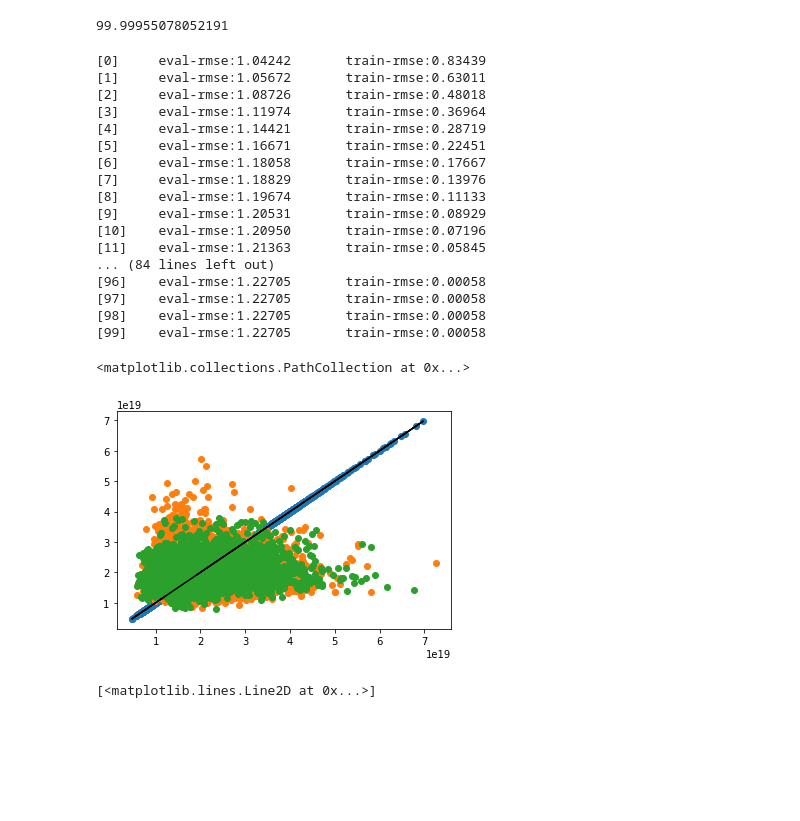
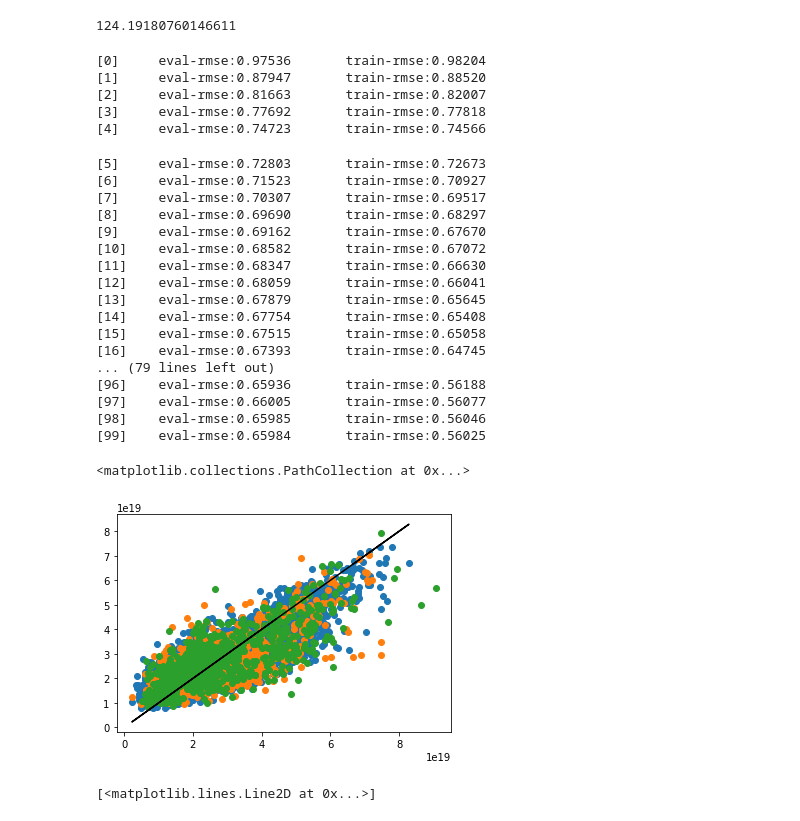
Before and after one commit to fusionby2030/moxie, a Jupyter notebook: experiments/Supervsied/Basline.ipynb, the cells around one changed output. Saved outputs shown, nothing was run; the diff lists cells and outputs as text; code cells hidden in the pictures; blank space fills up the shorter version.

Commit message:
More nesep updates

```diff
--- a/experiments/Supervsied/Basline.ipynb
+++ b/experiments/Supervsied/Basline.ipynb
@@ -7,6 +19,5 @@ import matplotlib.pyplot as plt
 # %%
-PERSONAL_DATA_DIR_PROC = '/home/kitadam/ENR_Sven/moxie/data/processed/'
-with open(PERSONAL_DATA_DIR_PROC + 'supervised_set_w_elm_timings.pickle', 'rb') as file:
+with open('../../data/processed/supervised_dataset_130522_v2.pickle', 'rb') as file:
     supervised_dict = pickle.load(file)
 
 JET_PDB = pd.read_csv('../../../moxie/data/processed/jet-pedestal-database.csv')
@@ -14,7 +25,7 @@ PULSE_DF_SANDBOX = JET_PDB[(JET_PDB['FLAG:HRTSdatavalidated'] > 0) & (JET_PDB['s
 relevant_columns = ['shot', 'nepedheight10^19(m^-3)','Tepedheight(keV)', 'B(T)','Ip(MA)', 'q95',  'R(m)', 'a(m)','gasflowrateofmainspecies10^22(e/s)',  'P_TOT=PNBI+Pohm+PICRH-Pshi(MW)', 'P_ICRH(MW)', 'P_NBI(MW)','plasmavolume(m^3)', 'averagetriangularity', 'divertorconfiguration', 'FLAG:Seeding', 'FLAG:Kicks',
  'FLAG:RMP',
  'FLAG:pellets',]
-mp_cols = supervised_dict['MP_ORDER']
+mp_cols = ['Q95', 'RGEO', 'CR0', 'VOLM', 'TRIU', 'TRIL', 'ELON', 'POHM', 'IPLA', 'BVAC', 'NBI', 'ICRH', 'ELER'] # supervised_dict['MP_ORDER']
 # %%
 def standardize(x, mu, var):
     if mu is None and var is None:
@@ -99,8 +80,8 @@ nesep_test_all_norm = standardize(nesep_test_all_without_nans, NSEP_mu, NSEP_var
 # %%
-data_train_all_without_nans[:, :-1].shape, data_train_all_without_nans.shape, data_train_all_norm.shape
+# data_train_all_without_nans[:, :-1].shape, data_train_all_without_nans.shape, data_train_all_norm.shape
 data_train_all_norm[:, -1].max()
 # %% [output]
-99.99955078052191
+124.19180760146611
 # %%
 # normalize
 
@@ -115,40 +96,44 @@ evallist = [(dtest, 'eval'), (dtrain, 'train')]
 evallist_all = [(dval_all, 'eval'), (dtrain_all, 'train')]
 # %%
 num_round = 100
-param = {'max_d
-          epth': 30, 'eta': 0.3, 'gamma':0.00, 'objective': 'reg:squarederror'}
+param = {'max_depth': 3, 'eta': 0.25, 'gamma':0.00, 'objective': 'reg:squarederror'}
 bst = xgb.train(param, dtrain_all, num_round, evallist_all)
 # ypred_train = bst.predict(dtrain)
 # ypred_val = bst.predict(dval)
 # ypred_test = bst.predict(dtest)
 ypred_train = de_standardize(bst.predict(dtrain_all), NSEP_mu, NSEP_var)
 ypred_val = de_standardize(bst.predict(dval_all), NSEP_mu, NSEP_var)
 ypred_test = de_standardize(bst.predict(dtest_all), NSEP_mu, NSEP_var)
 plt.close('all')
-plt.scatter(nesep_train_all_without_nans, ypred_train)
-plt.plot(nesep_train_all_without_nans, nesep_train_all_without_nans, color='black')
-plt.scatter(nesep_val_all_without_nans, ypred_val)
-plt.scatter(nesep_test_all_without_nans, ypred_test)
+plt.scatter(nesep_train_all, ypred_train)
+plt.plot(nesep_train_all, nesep_train_all, color='black')
+plt.scatter(nesep_val_all, ypred_val)
+plt.scatter(nesep_test_all, ypred_test)
 # %% [output]
-[0]     eval-rmse:1.04242       train-rmse:0.83439
-[1]     eval-rmse:1.05672       train-rmse:0.63011
-[2]     eval-rmse:1.08726       train-rmse:0.48018
-[3]     eval-rmse:1.11974       train-rmse:0.36964
-[4]     eval-rmse:1.14421       train-rmse:0.28719
-[5]     eval-rmse:1.16671       train-rmse:0.22451
-[6]     eval-rmse:1.18058       train-rmse:0.17667
-[7]     eval-rmse:1.18829       train-rmse:0.13976
-[8]     eval-rmse:1.19674       train-rmse:0.11133
-[9]     eval-rmse:1.20531       train-rmse:0.08929
-[10]    eval-rmse:1.20950       train-rmse:0.07196
-[11]    eval-rmse:1.21363       train-rmse:0.05845
-... (84 lines left out)
-[96]    eval-rmse:1.22705       train-rmse:0.00058
-[97]    eval-rmse:1.22705       train-rmse:0.00058
-[98]    eval-rmse:1.22705       train-rmse:0.00058
-[99]    eval-rmse:1.22705       train-rmse:0.00058
+[0]     eval-rmse:0.97536       train-rmse:0.98204
+[1]     eval-rmse:0.87947       train-rmse:0.88520
+[2]     eval-rmse:0.81663       train-rmse:0.82007
+[3]     eval-rmse:0.77692       train-rmse:0.77818
+[4]     eval-rmse:0.74723       train-rmse:0.74566
-<matplotlib.collections.PathCollection at 0x...>
+[5]     eval-rmse:0.72803       train-rmse:0.72673
+[6]     eval-rmse:0.71523       train-rmse:0.70927
+[7]     eval-rmse:0.70307       train-rmse:0.69517
+[8]     eval-rmse:0.69690       train-rmse:0.68297
+[9]     eval-rmse:0.69162       train-rmse:0.67670
+[10]    eval-rmse:0.68582       train-rmse:0.67072
+[11]    eval-rmse:0.68347       train-rmse:0.66630
+[12]    eval-rmse:0.68059       train-rmse:0.66041
+[13]    eval-rmse:0.67879       train-rmse:0.65645
+[14]    eval-rmse:0.67754       train-rmse:0.65408
+[15]    eval-rmse:0.67515       train-rmse:0.65058
+[16]    eval-rmse:0.67393       train-rmse:0.64745
+... (79 lines left out)
+[96]    eval-rmse:0.65936       train-rmse:0.56188
+[97]    eval-rmse:0.66005       train-rmse:0.56077
+[98]    eval-rmse:0.65985       train-rmse:0.56046
+[99]    eval-rmse:0.65984       train-rmse:0.56025
+<matplotlib.collections.PathCollection at 0x...>
-[figure, old version]
+[figure, new version]
 # %%
 plt.close()
 
```
Also changed, not shown: parts of 3 cells of this notebook, 6 other files.
